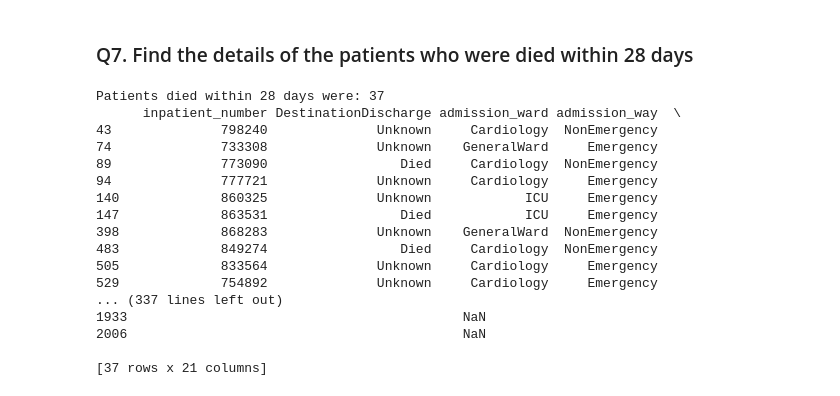
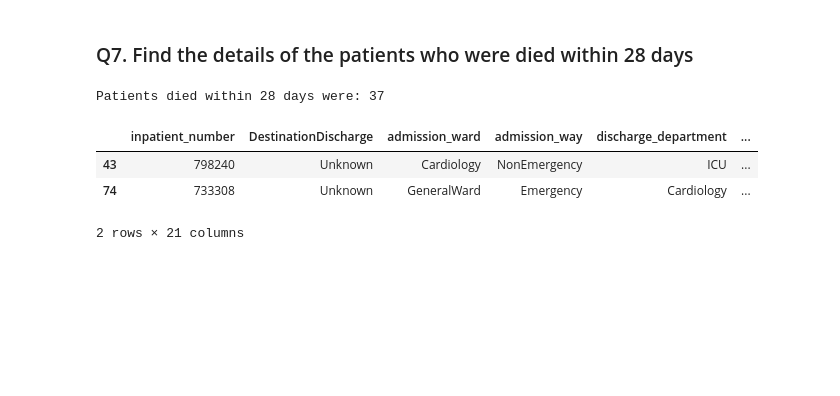
Before and after one commit to SivasankariDA112/03_Hacktivators_PythonHackathon_Apr24, a Jupyter notebook: Team03_Hactivators_AddnlQuestions.ipynb.ipynb, the cells around one changed output. Cells and saved outputs as stored; diff of their text form; code cells hidden in the pictures; blank space fills up the shorter version.

```diff
--- a/Team03_Hactivators_AddnlQuestions.ipynb.ipynb
+++ b/Team03_Hactivators_AddnlQuestions.ipynb.ipynb
@@ -176,23 +176,11 @@ plt.title('Distribution of Patients with Diabetic history');
 # %%
 death_in_28days=Hospitalization_Discharge[Hospitalization_Discharge['death_within_28_days']==1]
 death_count=death_in_28days.shape[0]
 print("Patients died within 28 days were:",death_count)
-print(death_in_28days)
+death_in_28days.head(2)
 # %% [output]
 Patients died within 28 days were: 37
-      inpatient_number DestinationDischarge admission_ward admission_way  \
-43              798240              Unknown     Cardiology  NonEmergency
-74              733308              Unknown    GeneralWard     Emergency
-89              773090                 Died     Cardiology  NonEmergency
-94              777721              Unknown     Cardiology     Emergency
-140             860325              Unknown            ICU     Emergency
-147             863531                 Died            ICU     Emergency
-398             868283              Unknown    GeneralWard  NonEmergency
-483             849274                 Died     Cardiology  NonEmergency
-505             833564              Unknown     Cardiology     Emergency
-529             754892              Unknown     Cardiology     Emergency
-... (337 lines left out)
-1933                                           NaN
-2006                                           NaN
-
-[37 rows x 21 columns]
+|  | inpatient_number | DestinationDischarge | admission_ward | admission_way | discharge_department | ... |
+| 43 | 798240 | Unknown | Cardiology | NonEmergency | ICU | ... |
+| 74 | 733308 | Unknown | GeneralWard | Emergency | Cardiology | ... |
+2 rows × 21 columns
```
